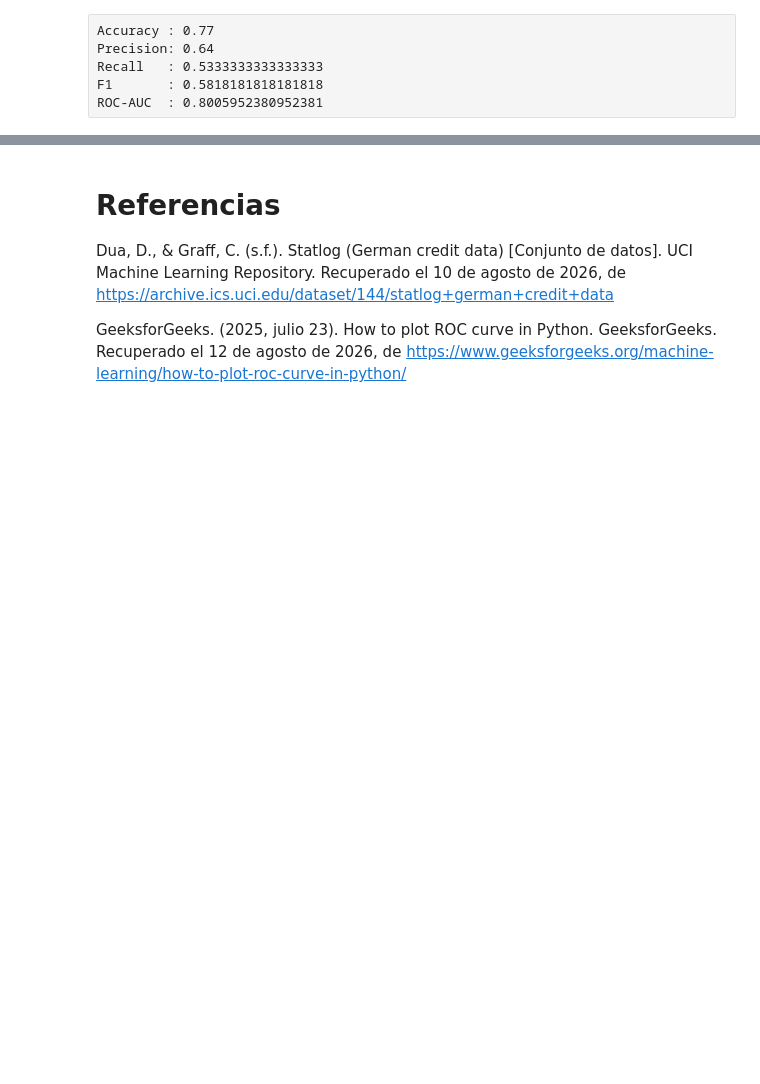
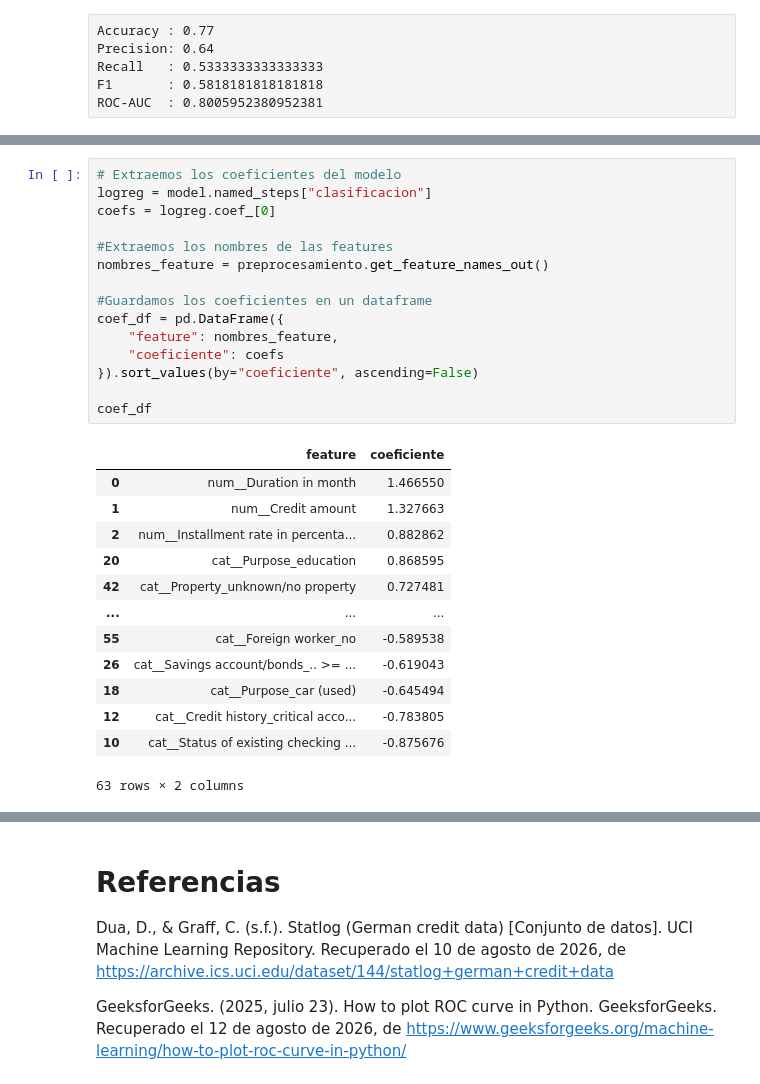
Before and after one commit to Crescencio1/Credit_Risk_Analysis, a Jupyter notebook: CreditRiskAnalysis.ipynb, the cells around one changed output, grey strips where cells are left out. Drawn from its saved outputs; the diff is of its cells as text; blank space fills up the shorter version.

```diff
--- a/CreditRiskAnalysis.ipynb
+++ b/CreditRiskAnalysis.ipynb
@@ -578,0 +587,29 @@ Notemos que la precisión cayó un poco así como el puntaje F1, es decir, la op
+# %%
+# Extraemos los coeficientes del modelo
+logreg = model.named_steps["clasificacion"]
+coefs = logreg.coef_[0]
+
+#Extraemos los nombres de las features
+nombres_feature = preprocesamiento.get_feature_names_out()
+
+#Guardamos los coeficientes en un dataframe
+coef_df = pd.DataFrame({
+    "feature": nombres_feature,
+    "coeficiente": coefs
+}).sort_values(by="coeficiente", ascending=False)
+
+coef_df
+# %% [output]
+|  | feature | coeficiente |
+| 0 | num__Duration in month | 1.466550 |
+| 1 | num__Credit amount | 1.327663 |
+| 2 | num__Installment rate in percenta... | 0.882862 |
+| 20 | cat__Purpose_education | 0.868595 |
+| 42 | cat__Property_unknown/no property | 0.727481 |
+| ... | ... | ... |
+| 55 | cat__Foreign worker_no | -0.589538 |
+| 26 | cat__Savings account/bonds_.. >= ... | -0.619043 |
+| 18 | cat__Purpose_car (used) | -0.645494 |
+| 12 | cat__Credit history_critical acco... | -0.783805 |
+| 10 | cat__Status of existing checking ... | -0.875676 |
+63 rows × 2 columns
```
Also changed, not shown: parts of 10 cells of this notebook.
